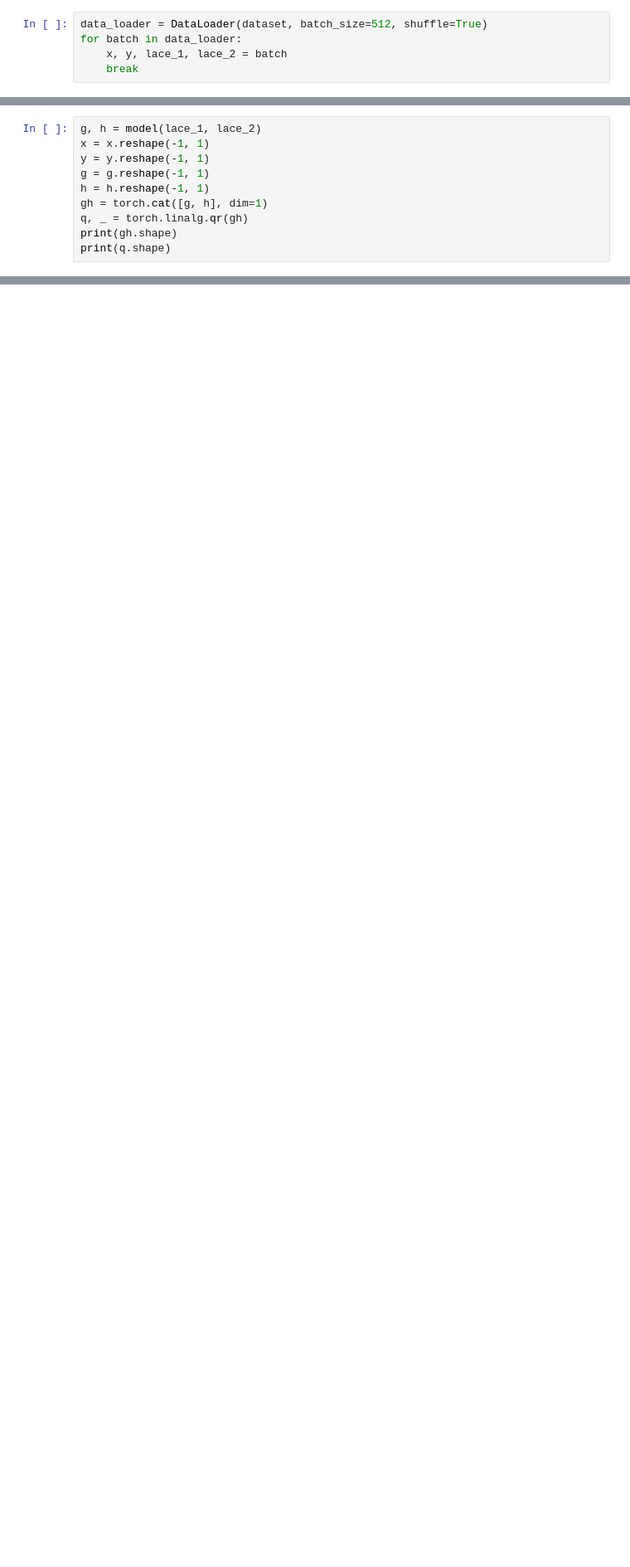
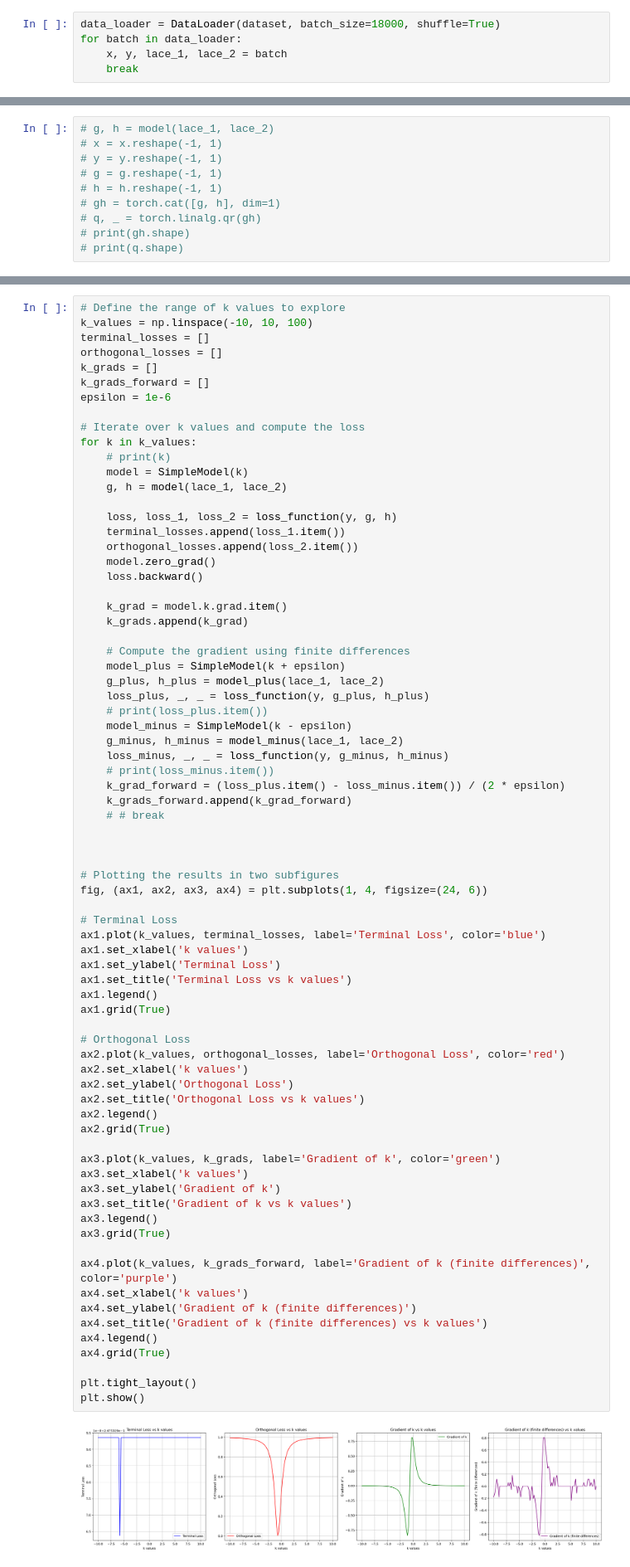
Before and after one commit to Shiqi-Wu/adaptive-combination, a Jupyter notebook: toy-model2/diffusion_model.ipynb, the cells around one changed output, grey strips where cells are left out. Shown: that part at 83% size. Cells and saved outputs as stored; diff of their text form; blank space fills up the shorter version.

Commit message:
toy model

```diff
--- a/toy-model2/diffusion_model.ipynb
+++ b/toy-model2/diffusion_model.ipynb
@@ -41,7 +44,7 @@ class SimpleModel(nn.Module):
 
 model = SimpleModel()
 # %%
-data_loader = DataLoader(dataset, batch_size=512, shuffle=True)
+data_loader = DataLoader(dataset, batch_size=18000, shuffle=True)
 for batch in data_loader:
     x, y, lace_1, lace_2 = batch
     break
@@ -48,10 +97,10 @@ for batch in data_loader:
 # %%
-g, h = model(lace_1, lace_2)
-x = x.reshape(-1, 1)
-y = y.reshape(-1, 1)
-g = g.reshape(-1, 1)
-h = h.reshape(-1, 1)
-gh = torch.cat([g, h], dim=1)
-q, _ = torch.linalg.qr(gh)
-print(gh.shape)
-print(q.shape)
+# g, h = model(lace_1, lace_2)
+# x = x.reshape(-1, 1)
+# y = y.reshape(-1, 1)
+# g = g.reshape(-1, 1)
+# h = h.reshape(-1, 1)
+# gh = torch.cat([g, h], dim=1)
+# q, _ = torch.linalg.qr(gh)
+# print(gh.shape)
+# print(q.shape)
@@ -60,0 +131,76 @@ torch.Size([512, 2])
+# %%
+# Define the range of k values to explore
+k_values = np.linspace(-10, 10, 100)
+terminal_losses = []
+orthogonal_losses = []
+k_grads = []
+k_grads_forward = []
+epsilon = 1e-6
+
+# Iterate over k values and compute the loss
+for k in k_values:
+    # print(k)
+    model = SimpleModel(k)
+    g, h = model(lace_1, lace_2)
+
+    loss, loss_1, loss_2 = loss_function(y, g, h)
+    terminal_losses.append(loss_1.item())
+    orthogonal_losses.append(loss_2.item())
+    model.zero_grad()
+    loss.backward()
+
+    k_grad = model.k.grad.item()
+    k_grads.append(k_grad)
+
+    # Compute the gradient using finite differences
+    model_plus = SimpleModel(k + epsilon)
+    g_plus, h_plus = model_plus(lace_1, lace_2)
+    loss_plus, _, _ = loss_function(y, g_plus, h_plus)
+    # print(loss_plus.item())
+    model_minus = SimpleModel(k - epsilon)
+    g_minus, h_minus = model_minus(lace_1, lace_2)
+    loss_minus, _, _ = loss_function(y, g_minus, h_minus)
+    # print(loss_minus.item())
+    k_grad_forward = (loss_plus.item() - loss_minus.item()) / (2 * epsilon)
+    k_grads_forward.append(k_grad_forward)
+    # # break
+
+
+
+# Plotting the results in two subfigures
+fig, (ax1, ax2, ax3, ax4) = plt.subplots(1, 4, figsize=(24, 6))
+
+# Terminal Loss
+ax1.plot(k_values, terminal_losses, label='Terminal Loss', color='blue')
+ax1.set_xlabel('k values')
+ax1.set_ylabel('Terminal Loss')
+ax1.set_title('Terminal Loss vs k values')
+ax1.legend()
+ax1.grid(True)
+
+# Orthogonal Loss
+ax2.plot(k_values, orthogonal_losses, label='Orthogonal Loss', color='red')
+ax2.set_xlabel('k values')
+ax2.set_ylabel('Orthogonal Loss')
+ax2.set_title('Orthogonal Loss vs k values')
+ax2.legend()
+ax2.grid(True)
+
+ax3.plot(k_values, k_grads, label='Gradient of k', color='green')
+ax3.set_xlabel('k values')
+ax3.set_ylabel('Gradient of k')
+ax3.set_title('Gradient of k vs k values')
+ax3.legend()
+ax3.grid(True)
+
+ax4.plot(k_values, k_grads_forward, label='Gradient of k (finite differences)', color='purple')
+ax4.set_xlabel('k values')
+ax4.set_ylabel('Gradient of k (finite differences)')
+ax4.set_title('Gradient of k (finite differences) vs k values')
+ax4.legend()
+ax4.grid(True)
+
+plt.tight_layout()
+plt.show()
+# %% [output]
+[figure, added]
```
Also changed, not shown: parts of 13 cells of this notebook, 14 other files.
